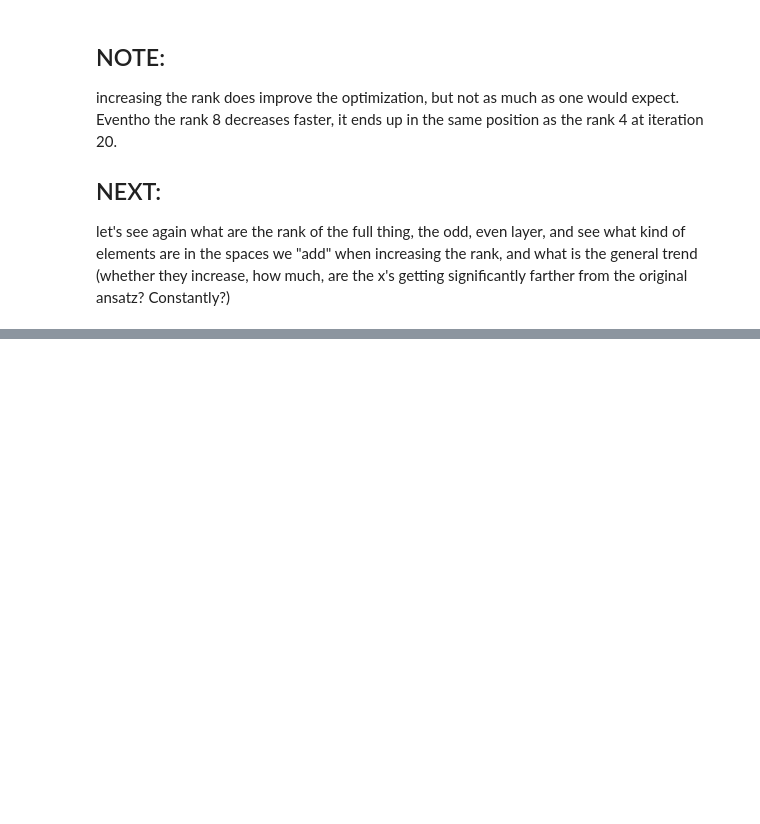
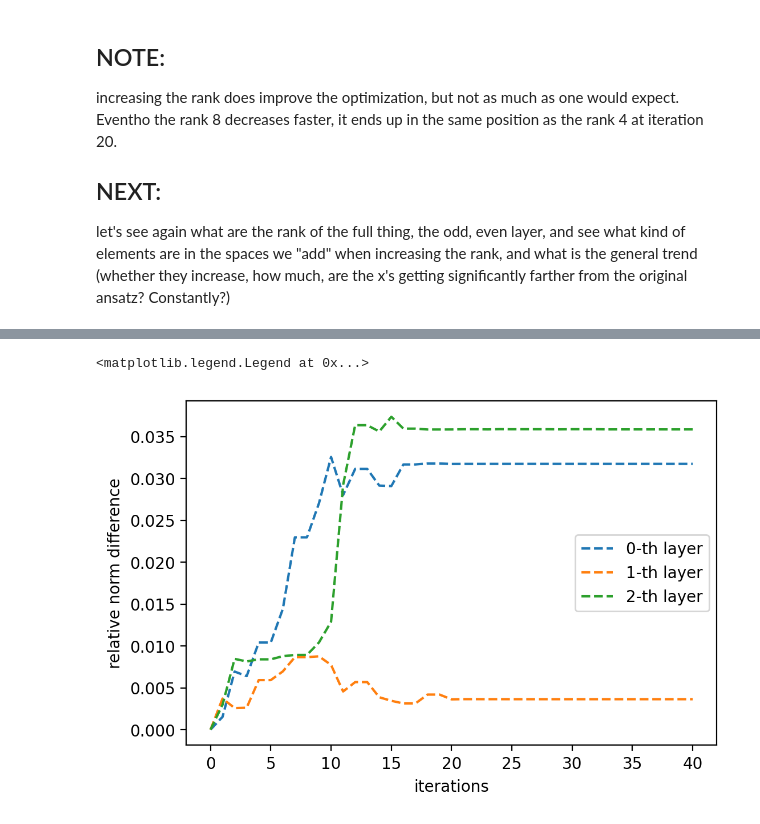
Before and after one commit to EmilianoG-byte/opentn, a Jupyter notebook: experiments/trust_region_2site_ansatz.ipynb, the cells around one changed output, grey strips where cells are left out. Drawn from its saved outputs; the diff is of its cells as text; code cells hidden in the pictures; blank space fills up the shorter version.

```diff
--- a/experiments/trust_region_2site_ansatz.ipynb
+++ b/experiments/trust_region_2site_ansatz.ipynb
@@ -569,8 +569,11 @@ print(f_stiefel(xs_stiefel_rank4))
 # %%
 # optimization with twice the rank as before to see if we can achieve a better result
 xs_canon_rank4_1, f_canon_rank4_1, err_canon_rank4_1, radius_canon_rank4_1 = riemannian_trust_region_optimize(
-    f_stiefel, retract_stiefel, grad_stiefel_canon, hessian_stiefel_canon, xs_stiefel_rank4, niter=20
+    f_stiefel, retract_stiefel, grad_stiefel_canon, hessian_stiefel_canon, xs_stiefel_rank4, save_x=True, niter=40
 )
+
+# we see from this that it actually improves, but not that much, it also shows a fast saturation after the 10th iteration.
+# what we can try however, is to keep increasing the rank and if not to fill those zeros with "small numbers."
 # %% [output]
 iteration: 0
 column : 0
@@ -674,0 +731,16 @@ let's see again what are the rank of the full thing, the odd, even layer, and se
+# %%
+# lets to a proper graph of the norm difference for x1, x2, x3 over the 20 iterations:
+diff_xs = [[] for _ in range(3)] # NOTE: doing [[]]*3 wont work because it points to the same empty list object in memory and modifies all of them
+for x_iter in xs_canon_rank4_1:
+    for j, x in enumerate(x_iter):
+        diff_xs[j].append(np.linalg.norm(x - xs_stiefel_rank4[j])/np.linalg.norm(xs_stiefel_rank4[j]))
+# %%
+plt.figure(dpi=200)
+plt.ylabel('relative norm difference')
+plt.xlabel('iterations')
+for i, diff_xi in enumerate(diff_xs):
+    plt.plot(diff_xi, '--', label=f'{i}-th layer')
+plt.legend()
+# %% [output]
+<matplotlib.legend.Legend at 0x...>
+[figure, added]
```
Also changed, not shown: parts of 15 cells of this notebook, 2 other files.
